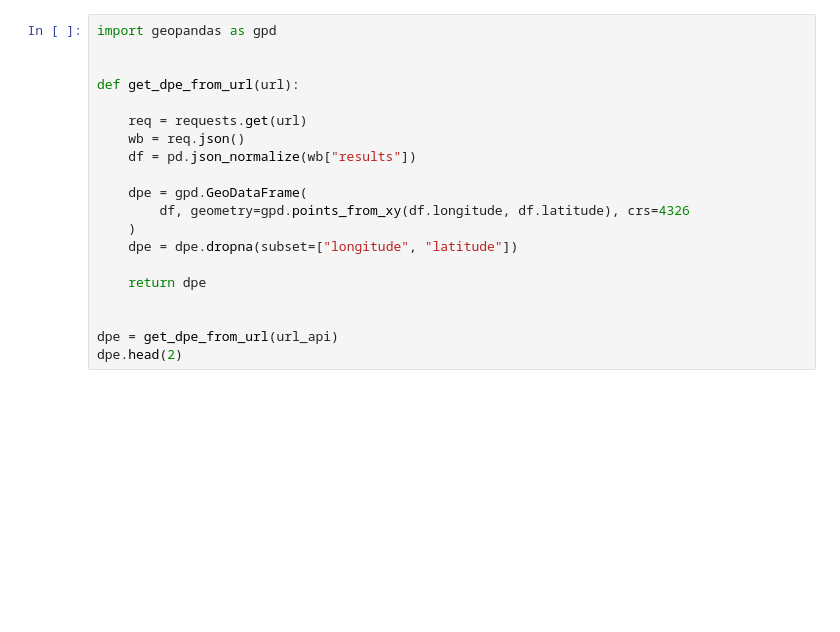
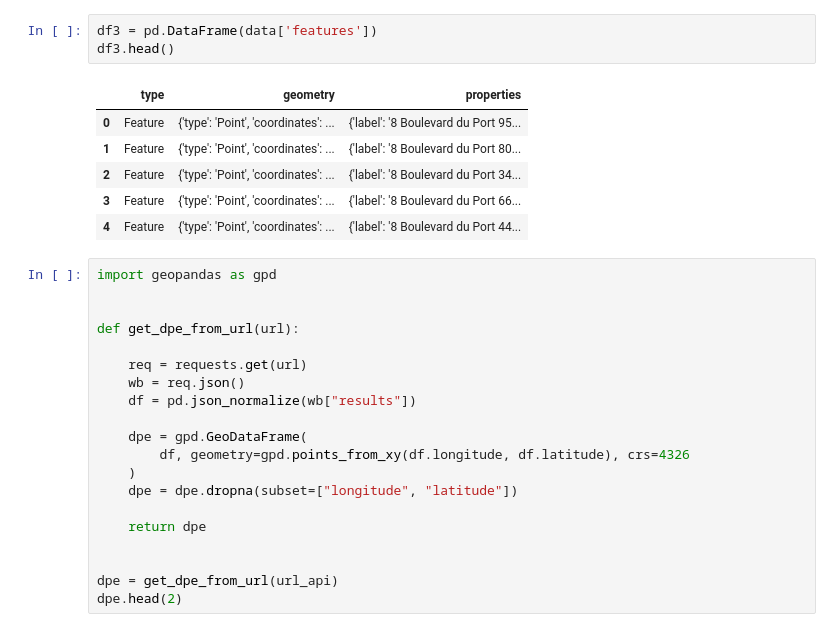
Before and after one commit to daniel-odc/td_pythonds_ensae, a Jupyter notebook: notebooks/03_API_webscrapping.ipynb, the cells around one changed output. Cells and saved outputs as stored; diff of their text form; blank space fills up the shorter version.

```diff
--- a/notebooks/03_API_webscrapping.ipynb
+++ b/notebooks/03_API_webscrapping.ipynb
@@ -54,3 +69,13 @@ df
+# %%
+df3 = pd.DataFrame(data['features'])
+df3.head()
+# %% [output]
+|  | type | geometry | properties |
+| 0 | Feature | {'type': 'Point', 'coordinates': ... | {'label': '8 Boulevard du Port 95... |
+| 1 | Feature | {'type': 'Point', 'coordinates': ... | {'label': '8 Boulevard du Port 80... |
+| 2 | Feature | {'type': 'Point', 'coordinates': ... | {'label': '8 Boulevard du Port 34... |
+| 3 | Feature | {'type': 'Point', 'coordinates': ... | {'label': '8 Boulevard du Port 66... |
+| 4 | Feature | {'type': 'Point', 'coordinates': ... | {'label': '8 Boulevard du Port 44... |
 # %%
 import geopandas as gpd
 
```
Also changed, not shown: parts of 3 cells of this notebook, 16 other files.
